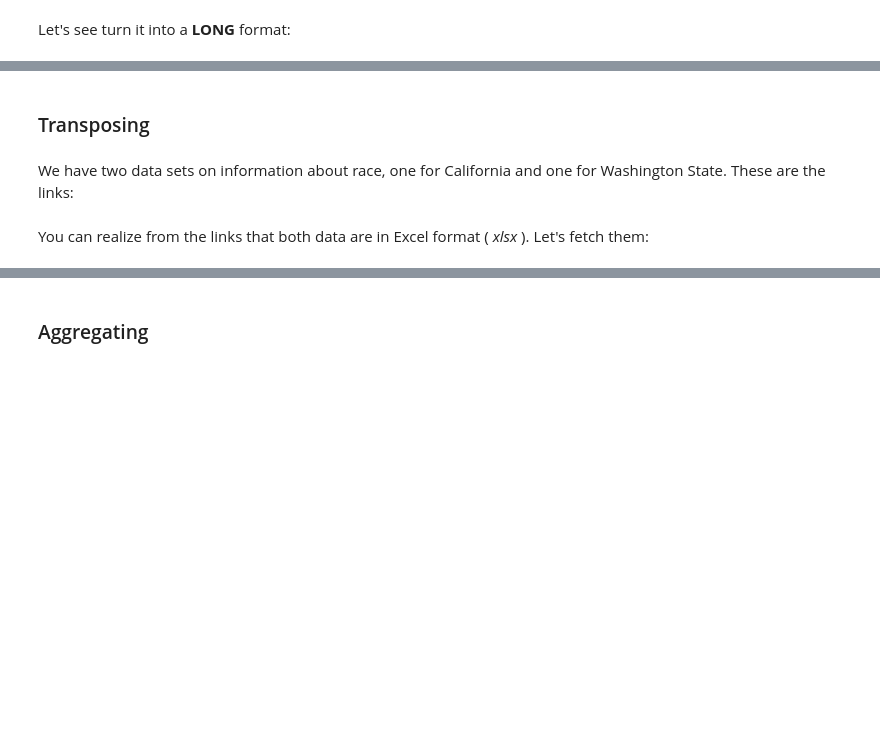
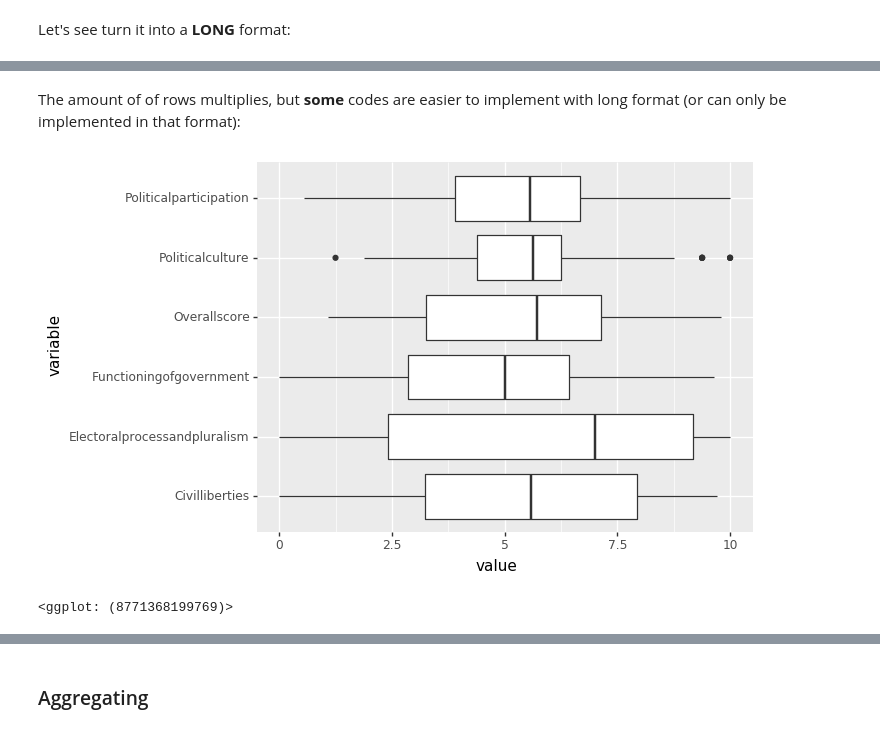
Before and after one commit to rhsu4/CTforGA_integrating, a Jupyter notebook: Integrating_and_Reshaping.ipynb, the cells around one changed output, grey strips where cells are left out. Drawn from its saved outputs; the diff is of its cells as text; code cells hidden in the pictures; blank space fills up the shorter version.

```diff
--- a/Integrating_and_Reshaping.ipynb
+++ b/Integrating_and_Reshaping.ipynb
@@ -600,8 +599,11 @@ The amount of of rows multiplies, but **all** the variables in the wide format w
+# %% [markdown]
+The amount of of rows multiplies, but **some** codes are easier to implement with long format (or can only be implemented in that format):
 # %%
-allRightLONG=allRight.melt(id_vars=['Country'])
-base=p9.ggplot(data=allRightLONG)
-base + p9.geom_boxplot(p9.aes(x='variable',y='value'))
+import plotnine as p9
+
+
+base=p9.ggplot(data=allDataFull_LONG)
+base + p9.geom_boxplot(p9.aes(x='variable',y='value')) + p9.coord_flip()
+# %% [output]
+[figure, added]
+<ggplot: (8771368199769)>
-# %% [markdown]
-### Transposing
-# %% [markdown]
-We have two data sets on information about race, one for California and one for Washington State. These are the links:
@@ -614,2 +609,0 @@ linkWa='https://github.com/EvansDataScience/data/raw/master/WAraceinfo.xlsx'
-# %% [markdown]
-You can realize from the links that both data are in Excel format ( _xlsx_ ). Let's fetch them:
```
Also changed, not shown: parts of 93 cells of this notebook, 3 other files.
